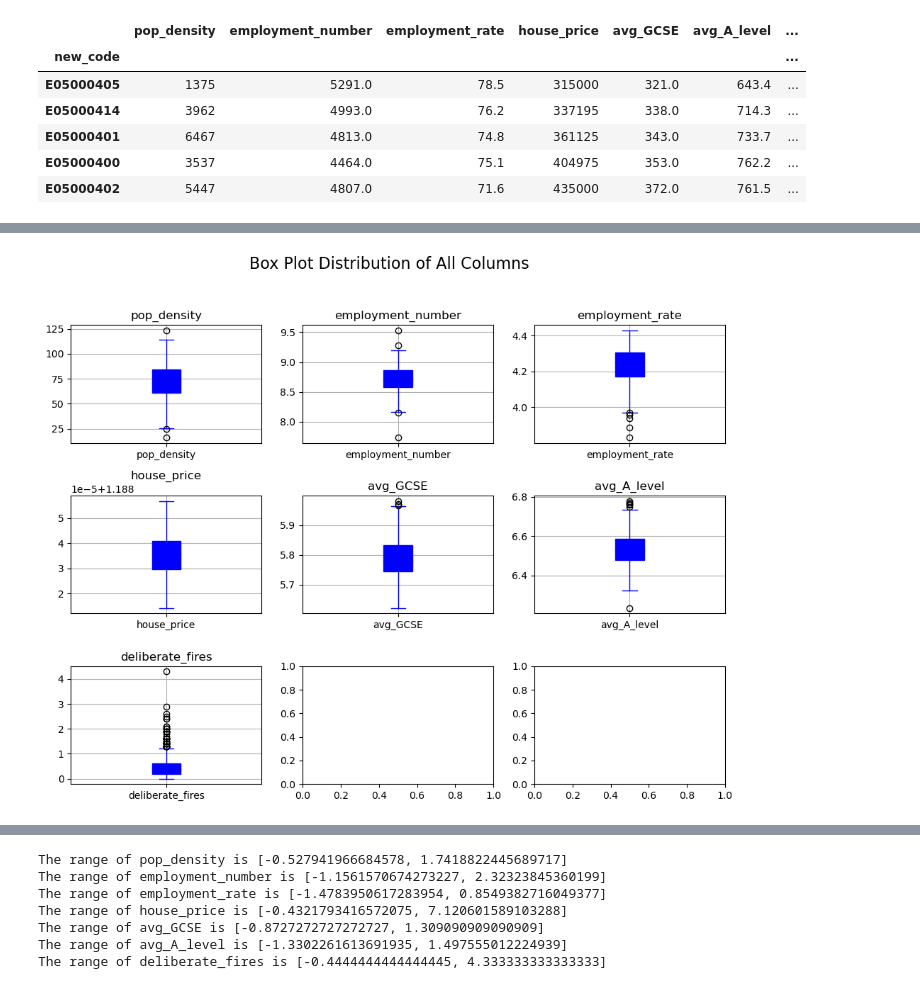
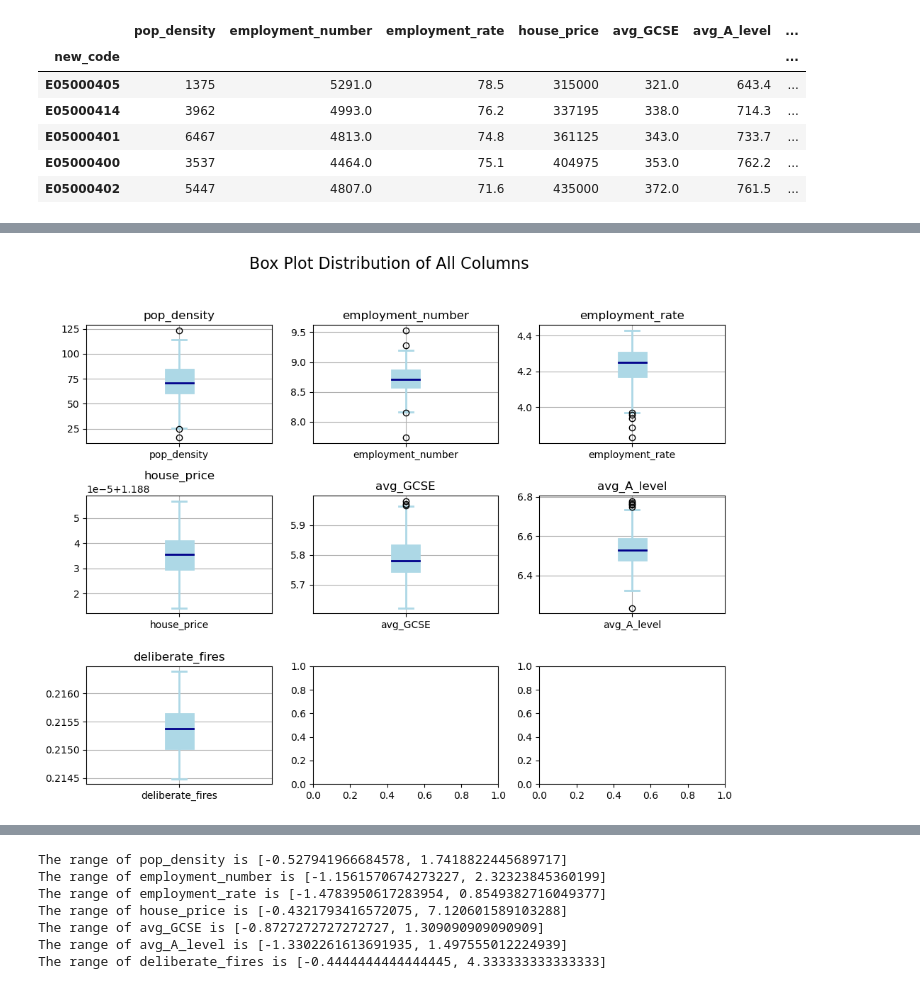
Before and after one commit to KKKKKennyy/CASA0006_Ass, a Jupyter notebook: Ass.ipynb, the cells around one changed output, grey strips where cells are left out. Cells and saved outputs as stored; diff of their text form; code cells hidden in the pictures.

```diff
--- a/Ass.ipynb
+++ b/Ass.ipynb
@@ -36,7 +72,7 @@ from spopt.region import MaxPHeuristic as MaxP
 ## 3.2 Load Data and Preprocessing
 # %%
 # Load original data
-file_path = 'Data/Wards-profiles.csv'
+file_path = 'Wards-profiles.csv'
 df = pd.read_csv(file_path, na_values=['n/a'])
 # %%
 # Check basic info of dataframe to know which column might need to be handle
@@ -119,7 +165,7 @@ df_drop_na.shape
 (658, 9)
 # %%
 # Load shape file for plotting
-london_shape = gpd.read_file("Data/ESRI/London_Ward.shp")
+london_shape = gpd.read_file("London_Ward.shp")
 print(london_shape.crs)
 # %% [output]
 PROJCS["OSGB36 / British National Grid",GEOGCS["OSGB36",DATUM["Ordnance_Survey_of_Great_Britain_1936",SPHEROID["Airy 1830",6377563.396,299.3249646,AUTHORITY["EPSG","7001"]],AUTHORITY["EPSG","6277"]],P ...
@@ -243,0 +322,24 @@ plt.show()
+# %%
+# Set configurations of plot
+fig, axes = plt.subplots(nrows=3, ncols=3, figsize=(10, 8))
+axes = axes.flatten()
+
+# Plot box plot for each column
+for i, column in enumerate(raw.columns):
+    # Set color properties
+    boxprops = dict(linestyle='-', linewidth=2, color='lightblue', facecolor='lightblue')
+    whiskerprops = dict(linestyle='-', linewidth=2, color='lightblue')
+    capprops = dict(linestyle='-', linewidth=2, color='lightblue')
+    medianprops = dict(linestyle='-', linewidth=2, color='darkblue') # Typically median is a different color
+
+    # Create boxplot
+    raw.boxplot(column=column, ax=axes[i], boxprops=boxprops, whiskerprops=whiskerprops,
+                    capprops=capprops, medianprops=medianprops, patch_artist=True)
+    axes[i].set_title(column)
+
+# Add a title
+plt.suptitle('Box Plot Distribution of All Columns', fontsize=16)
+
+# Adjust layout to avoid overlapping
+plt.tight_layout(rect=[0, 0, 1, 0.95])
+plt.show()
@@ -247,11 +351,14 @@ raw_log = raw.copy()
 target_columns_log = ['employment_number', 'employment_rate', 'avg_GCSE', 'avg_A_level']
 
 # Log transformation
-raw_log[target_columns_log] = raw_log[target_columns_log].apply(lambda x: np.log(x + 0.01))  # In order to avoid log(0), using x+0.01 here
+raw_log[target_columns_log] = raw_log[target_columns_log].apply(lambda x: np.log(x))
 
 # Box-Cox transformation
 # stats.boxcox requires data must be 1-dimensional, so we have to handle those two columns separately
 raw_log['pop_density'], fitted_lambda = stats.boxcox(raw_log['pop_density'])
 raw_log['house_price'], fitted_lambda = stats.boxcox(raw_log['house_price'])
+
+raw_log['deliberate_fires'] = raw_log['deliberate_fires']+2.78
+raw_log['deliberate_fires'], fitted_lambda = stats.boxcox(raw_log['deliberate_fires'])
 # %%
 # Plot distribution of all columns after log and box-cox transformation
@@ -265,18 +381,26 @@ plt.show()
 # %%
 # Set configurations of plot
 fig, axes = plt.subplots(nrows=3, ncols=3, figsize=(10, 8))
 axes = axes.flatten()
 
 # Plot box plot for each column
 for i, column in enumerate(raw_log.columns):
-    raw_log.boxplot(column=column, ax=axes[i], color='blue', patch_artist=True)
+    # Set color properties
+    boxprops = dict(linestyle='-', linewidth=2, color='lightblue', facecolor='lightblue')
+    whiskerprops = dict(linestyle='-', linewidth=2, color='lightblue')
+    capprops = dict(linestyle='-', linewidth=2, color='lightblue')
+    medianprops = dict(linestyle='-', linewidth=2, color='darkblue') # Typically median is a different color
+
+    # Create boxplot
+    raw_log.boxplot(column=column, ax=axes[i], boxprops=boxprops, whiskerprops=whiskerprops,
+                    capprops=capprops, medianprops=medianprops, patch_artist=True)
     axes[i].set_title(column)
 
 # Add a title
 plt.suptitle('Box Plot Distribution of All Columns', fontsize=16)
 
 # Adjust layout to avoid overlapping
 plt.tight_layout(rect=[0, 0, 1, 0.95])
 plt.show()
 # %% [output]
-[figure, old version]
+[figure, new version]
```
Also changed, not shown: parts of 45 cells of this notebook.
